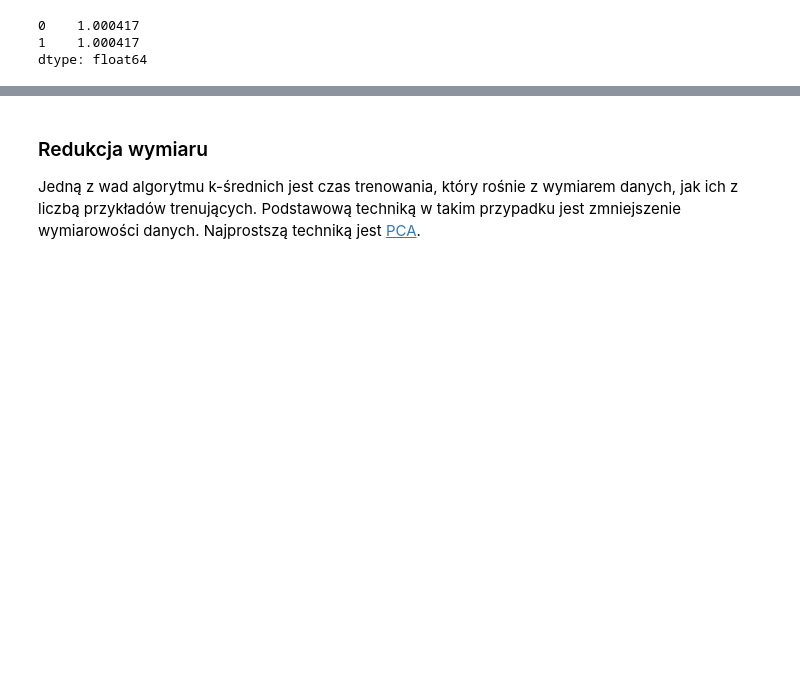
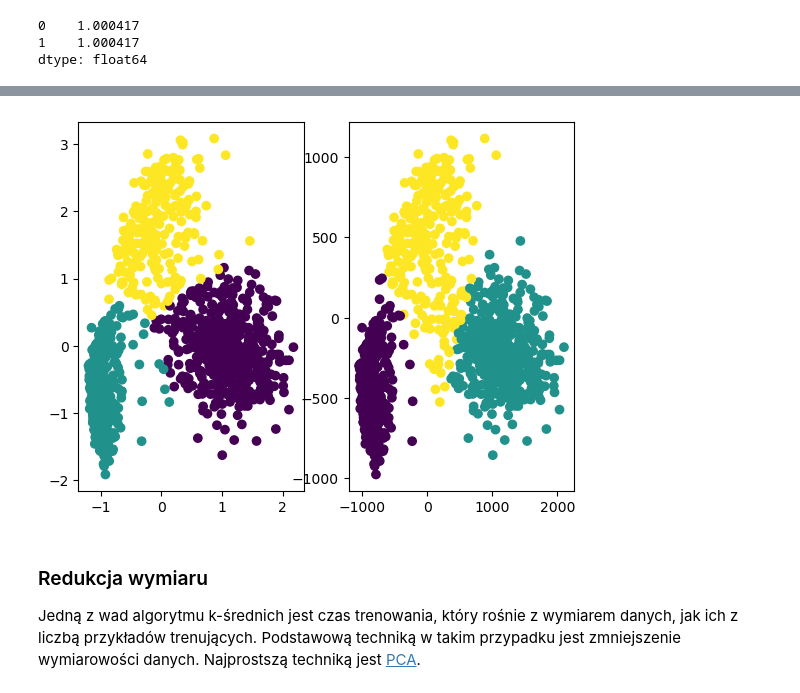
Before and after one commit to aradzikbys/UAM_python, a Jupyter notebook: zadanie_domowe_sklearn/homework.ipynb, the cells around one changed output, grey strips where cells are left out. Drawn from its saved outputs; the diff is of its cells as text; code cells hidden in the pictures; blank space fills up the shorter version.

```diff
--- a/zadanie_domowe_sklearn/homework.ipynb
+++ b/zadanie_domowe_sklearn/homework.ipynb
@@ -197,3 +194,17 @@ plt.show()
+# %%
+# k-means dla przeskalowanych danych
+kmeans3 = KMeans(n_clusters = 3)
+kmeans3.fit(points_scaled)
+clusters3 = kmeans3.predict(points_scaled)
+
+fig, (plt1, plt2) = plt.subplots(1,2)
+# Wykres 1 - przeskalowane dane
+plt1.scatter(x = points_scaled[0], y = points_scaled[1], c = clusters3)
+# Wykres 2 - dane bez skalowania
+plt2.scatter(x = points[0], y = points[1], c = clusters)
+plt.show()
+# %% [output]
+[figure, added]
 # %% [markdown]
 ### Redukcja wymiaru
 
```
Also changed, not shown: parts of 8 cells of this notebook.
